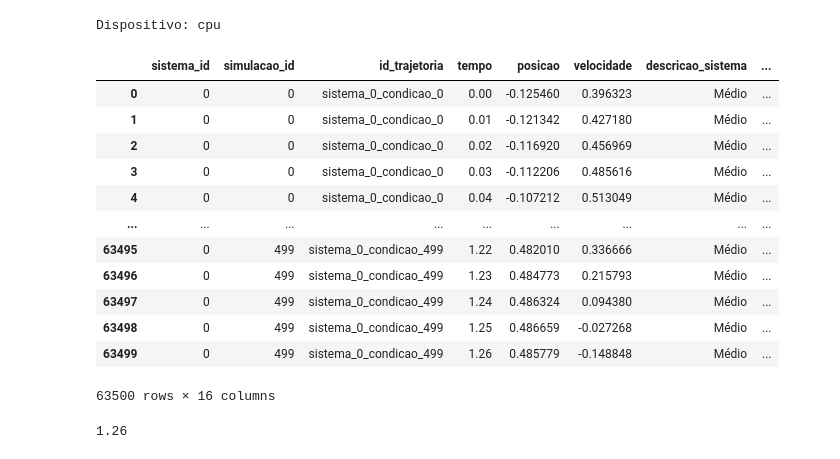
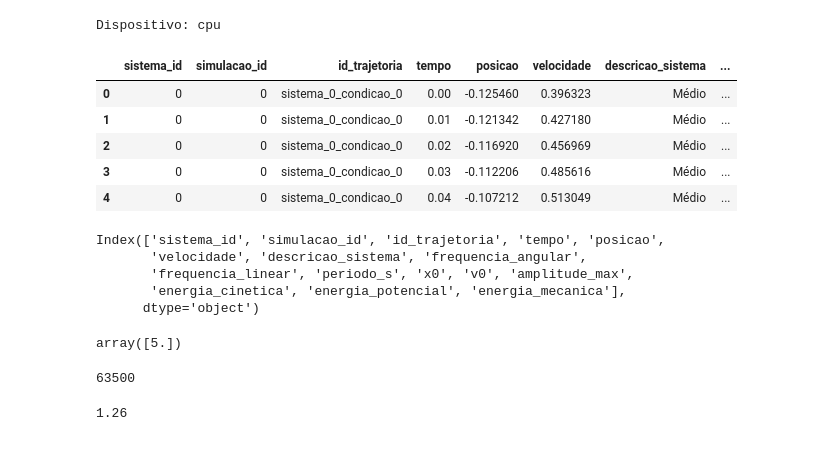
Before and after one commit to karoline-franca/oscilador-harmonico, a Jupyter notebook: notebooks/26_04_07_ohs.ipynb, the cells around one changed output. Drawn from its saved outputs; the diff is of its cells as text; code cells hidden in the pictures.

```diff
--- a/notebooks/26_04_07_ohs.ipynb
+++ b/notebooks/26_04_07_ohs.ipynb
@@ -23,30 +23,27 @@ print(f"Dispositivo: {device}")
 Dispositivo: cpu
 # %%
 df = pd.read_csv('C:/Users/User/OneDrive/Documentos/doutorado/PINN/oscilador-harmonico/data/04_feature/base_03/base_ohs.csv', sep=';', encoding='latin-1')
-def converter_coluna(coluna):
-    if coluna in df.columns:
-        df[coluna] = df[coluna].astype(str).str.replace(',', '.').astype(float)
-
-colunas_numericas = ['tempo', 'posicao', 'velocidade', 'x0', 'v0',
-                      'frequencia_angular', 'frequencia_linear', 'periodo_s',
-                      'amplitude_max', 'energia_cinetica', 'energia_potencial', 'energia_mecanica']
-
-for col in colunas_numericas:
-    converter_coluna(col)
-
-df.dtypes
-df
+df.head()
 # %% [output]
 |  | sistema_id | simulacao_id | id_trajetoria | tempo | posicao | velocidade | descricao_sistema | ... |
 | 0 | 0 | 0 | sistema_0_condicao_0 | 0.00 | -0.125460 | 0.396323 | Médio | ... |
 | 1 | 0 | 0 | sistema_0_condicao_0 | 0.01 | -0.121342 | 0.427180 | Médio | ... |
 | 2 | 0 | 0 | sistema_0_condicao_0 | 0.02 | -0.116920 | 0.456969 | Médio | ... |
 | 3 | 0 | 0 | sistema_0_condicao_0 | 0.03 | -0.112206 | 0.485616 | Médio | ... |
 | 4 | 0 | 0 | sistema_0_condicao_0 | 0.04 | -0.107212 | 0.513049 | Médio | ... |
-| ... | ... | ... | ... | ... | ... | ... | ... | ... |
-| 63495 | 0 | 499 | sistema_0_condicao_499 | 1.22 | 0.482010 | 0.336666 | Médio | ... |
-| 63496 | 0 | 499 | sistema_0_condicao_499 | 1.23 | 0.484773 | 0.215793 | Médio | ... |
-| 63497 | 0 | 499 | sistema_0_condicao_499 | 1.24 | 0.486324 | 0.094380 | Médio | ... |
-| 63498 | 0 | 499 | sistema_0_condicao_499 | 1.25 | 0.486659 | -0.027268 | Médio | ... |
-| 63499 | 0 | 499 | sistema_0_condicao_499 | 1.26 | 0.485779 | -0.148848 | Médio | ... |
-63500 rows × 16 columns
+# %%
+df.columns
+# %% [output]
+Index(['sistema_id', 'simulacao_id', 'id_trajetoria', 'tempo', 'posicao',
+       'velocidade', 'descricao_sistema', 'frequencia_angular',
+       'frequencia_linear', 'periodo_s', 'x0', 'v0', 'amplitude_max',
+       'energia_cinetica', 'energia_potencial', 'energia_mecanica'],
+      dtype='object')
+# %%
+df['frequencia_angular'].unique()
+# %% [output]
+array([5.])
+# %%
+len(df)
+# %% [output]
+63500
```
Also changed, not shown: parts of 1 cell of this notebook, 1 other file.
